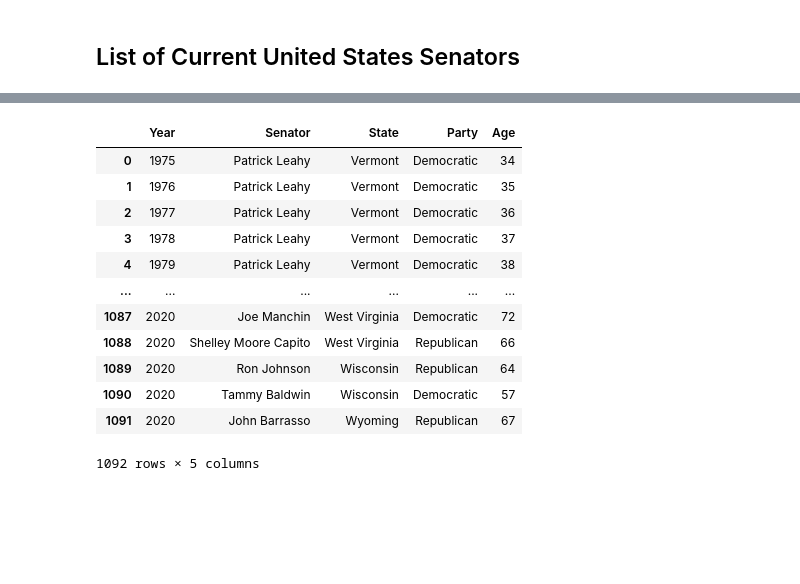
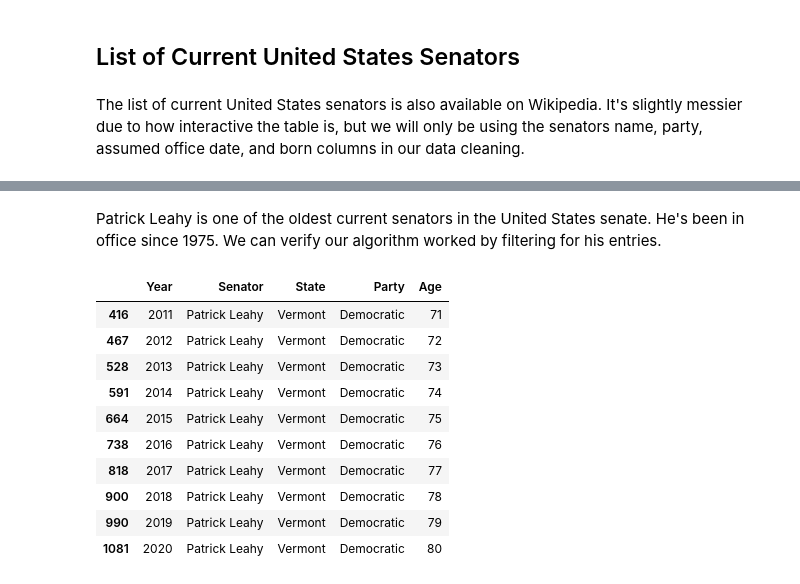
Before and after one commit to MichaelHotaling/Posts, a Jupyter notebook: Senator Ages.ipynb, the cells around one changed output, grey strips where cells are left out. Saved outputs shown, nothing was run; the diff lists cells and outputs as text; code cells hidden in the pictures; blank space fills up the shorter version.

```diff
--- a/Senator Ages.ipynb
+++ b/Senator Ages.ipynb
@@ -229,5 +161,7 @@ senators[senators["Year"] == 1992].head(10)
 # %% [markdown]
 ## List of Current United States Senators
+# %% [markdown]
+The list of current United States senators is also available on Wikipedia. It's slightly messier due to how interactive the table is, but we will only be using the senators name, party, assumed office date, and born columns in our data cleaning.
 # %%
 url = 'https://en.wikipedia.org/wiki/List_of_current_United_States_senators'
 response = requests.get(url)
@@ -272,20 +212,21 @@ for year in range(min(senators['Year']),
                     "Party":row['Party.1'],
                     "Age": year-row['Year_Born']}
         dict_list.append(sen_dict)
-# %%
-pd.DataFrame(dict_list)
-# %% [output]
-|  | Year | Senator | State | Party | Age |
-| 0 | 1975 | Patrick Leahy | Vermont | Democratic | 34 |
-| 1 | 1976 | Patrick Leahy | Vermont | Democratic | 35 |
-| 2 | 1977 | Patrick Leahy | Vermont | Democratic | 36 |
-| 3 | 1978 | Patrick Leahy | Vermont | Democratic | 37 |
-| 4 | 1979 | Patrick Leahy | Vermont | Democratic | 38 |
-| ... | ... | ... | ... | ... | ... |
-| 1087 | 2020 | Joe Manchin | West Virginia | Democratic | 72 |
-| 1088 | 2020 | Shelley Moore Capito | West Virginia | Republican | 66 |
-| 1089 | 2020 | Ron Johnson | Wisconsin | Republican | 64 |
-| 1090 | 2020 | Tammy Baldwin | Wisconsin | Democratic | 57 |
-| 1091 | 2020 | John Barrasso | Wyoming | Republican | 67 |
-1092 rows × 5 columns
+# %% [markdown]
+Patrick Leahy is one of the oldest current senators in the United States senate. He's been in office since 1975. We can verify our algorithm worked by filtering for his entries.
+# %%
+current_senators = pd.DataFrame(dict_list)
+current_senators[current_senators['Senator'] == 'Patrick Leahy'].tail(10)
+# %% [output]
+|  | Year | Senator | State | Party | Age |
+| 416 | 2011 | Patrick Leahy | Vermont | Democratic | 71 |
+| 467 | 2012 | Patrick Leahy | Vermont | Democratic | 72 |
+| 528 | 2013 | Patrick Leahy | Vermont | Democratic | 73 |
+| 591 | 2014 | Patrick Leahy | Vermont | Democratic | 74 |
+| 664 | 2015 | Patrick Leahy | Vermont | Democratic | 75 |
+| 738 | 2016 | Patrick Leahy | Vermont | Democratic | 76 |
+| 818 | 2017 | Patrick Leahy | Vermont | Democratic | 77 |
+| 900 | 2018 | Patrick Leahy | Vermont | Democratic | 78 |
+| 990 | 2019 | Patrick Leahy | Vermont | Democratic | 79 |
+| 1081 | 2020 | Patrick Leahy | Vermont | Democratic | 80 |
 # %%
```
Also changed, not shown: parts of 33 cells of this notebook.
